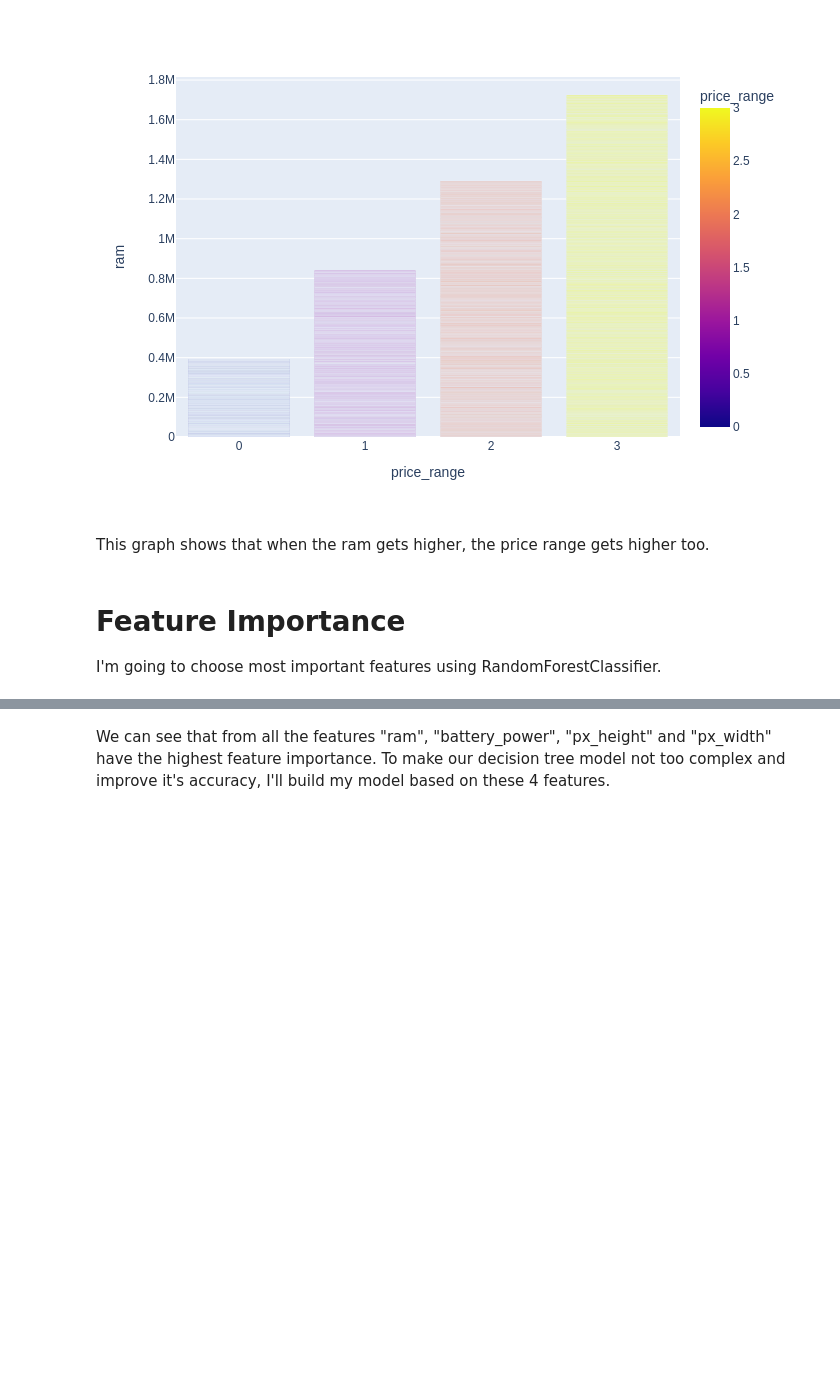
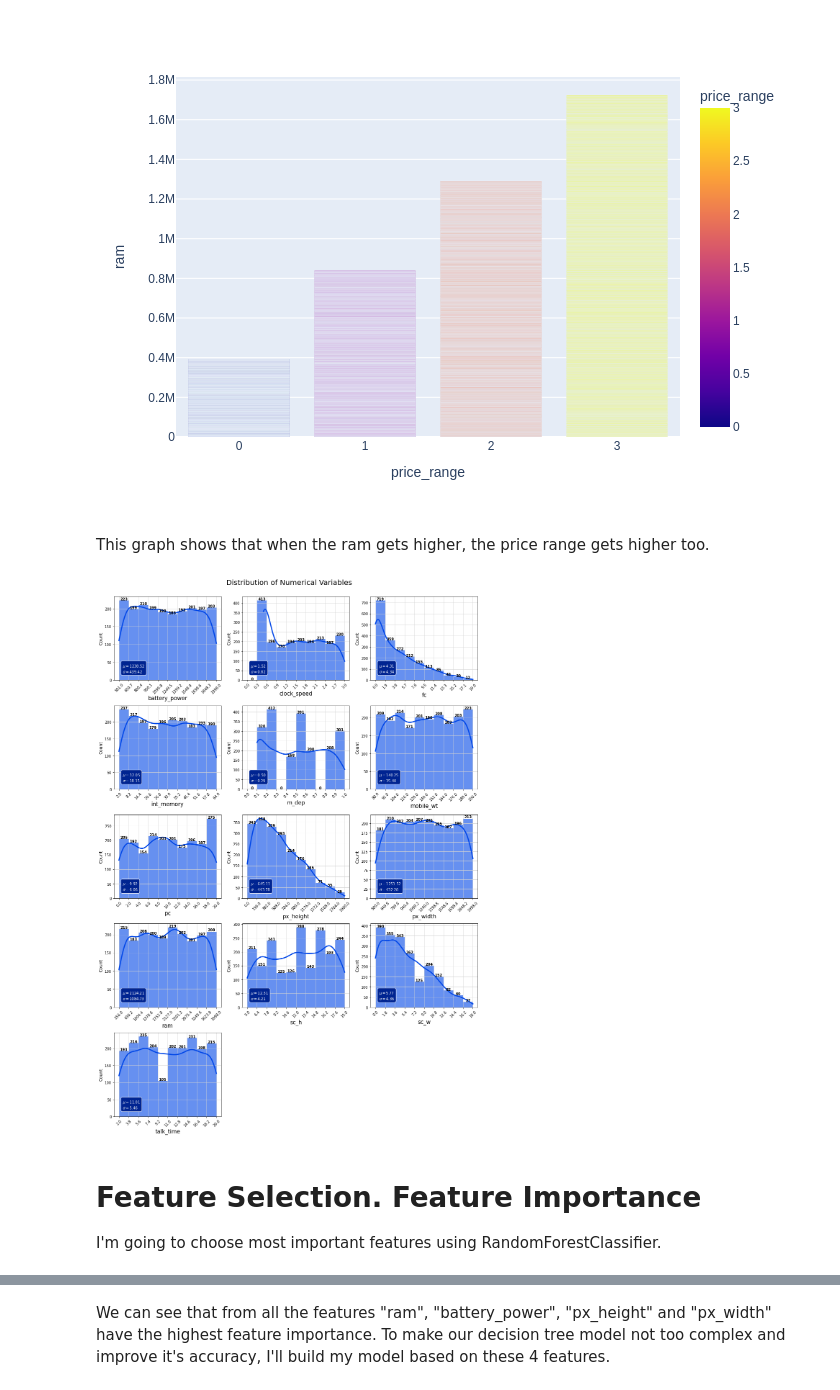
Before and after one commit to TatKhachatryan/Classification-Project, a Jupyter notebook: Mobile_Price_Classification.ipynb, the cells around one changed output, grey strips where cells are left out. Drawn from its saved outputs; the diff is of its cells as text; code cells hidden in the pictures; blank space fills up the shorter version.

```diff
--- a/Mobile_Price_Classification.ipynb
+++ b/Mobile_Price_Classification.ipynb
@@ -129,6 +174,47 @@ fig.show(renderer="png")
 [figure]
 # %% [markdown]
 This graph shows that when the ram gets higher, the price range gets higher too.
+# %%
+# Filter out numerical features
+df_numerical = train.drop(train[['price_range', 'n_cores', 'blue', 'dual_sim', 'four_g', 'three_g', 'touch_screen', 'wifi']], axis=1)
+
+# Generate descriptive statistics
+df_numerical.describe().T.round(1)
+
+fig, ax = plt.subplots(nrows=5, ncols=3, figsize=(15,22)) #, dpi=200
+c = '#0046E7'
+
+for i, column in enumerate(df_numerical.columns):
+    x = i//3
+    y = i%3
+    values, bin_edges = np.histogram(df_numerical[column],
+                                     range=(np.floor(df_numerical[column].min()), np.ceil(df_numerical[column].max())))
+    graph = sns.histplot(data=df_numerical, x=column, bins=bin_edges, kde=True, ax=ax[x,y],
+                         edgecolor='none', color=c, alpha=0.6, line_kws={'lw': 3})
+    ax[x,y].set_xlabel(column, fontsize=15)
+    ax[x,y].set_ylabel('Count', fontsize=12)
+    ax[x,y].set_xticks(np.round(bin_edges,1))
+    ax[x,y].set_xticklabels(ax[x,y].get_xticks(), rotation = 45)
+    ax[x,y].grid(color='lightgrey')
+    for j,p in enumerate(graph.patches):
+        ax[x,y].annotate('{}'.format(p.get_height()), (p.get_x()+p.get_width()/2, p.get_height()+1),
+                             ha='center', fontsize=10 ,fontweight="bold")
+    textstr = '\n'.join((
+    r'$\mu=%.2f$' %df_numerical[column].mean(),
+    r'$\sigma=%.2f$' %df_numerical[column].std()
+    ))
+    ax[x,y].text(0.08, 0.2, textstr, transform=ax[x,y].transAxes, fontsize=10, verticalalignment='top',
+                color='white', bbox=dict(boxstyle='round',facecolor='#002491', edgecolor='white', pad=0.5))
+
+    ax[4, 1].axis('off')
+ax[4, 2].axis('off')
+plt.suptitle('Distribution of Numerical Variables', fontsize=20)
+plt.tight_layout()
+plt.subplots_adjust(top=0.95)
+plt.show()
+# %% [output]
+[figure, added]
 # %% [markdown]
-# Feature Importance
+# Feature Selection. Feature Importance
+
 I'm going to choose most important features using RandomForestClassifier.
```
Also changed, not shown: parts of 34 cells of this notebook.
